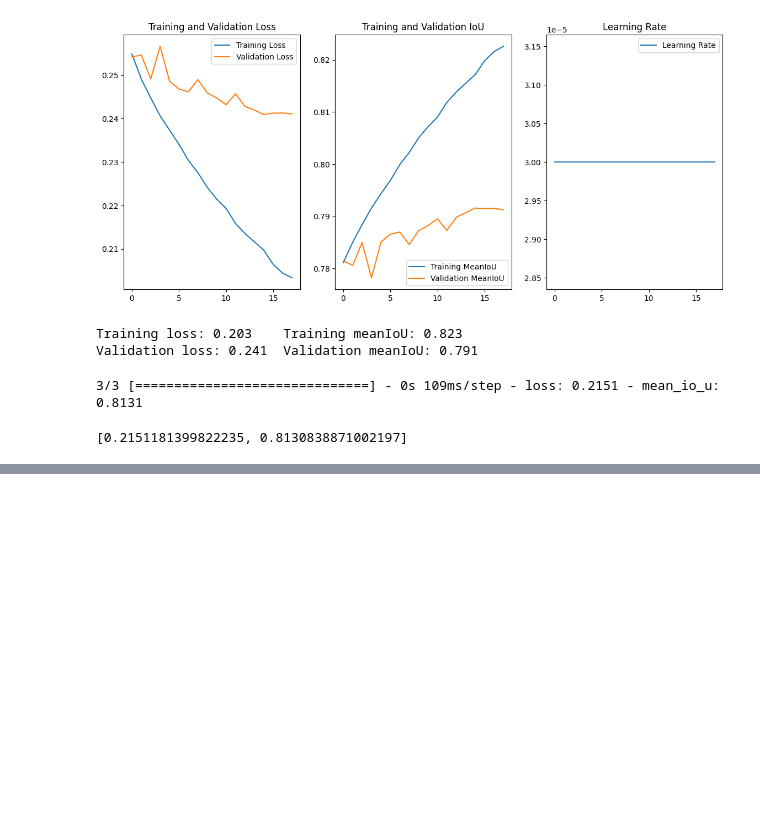
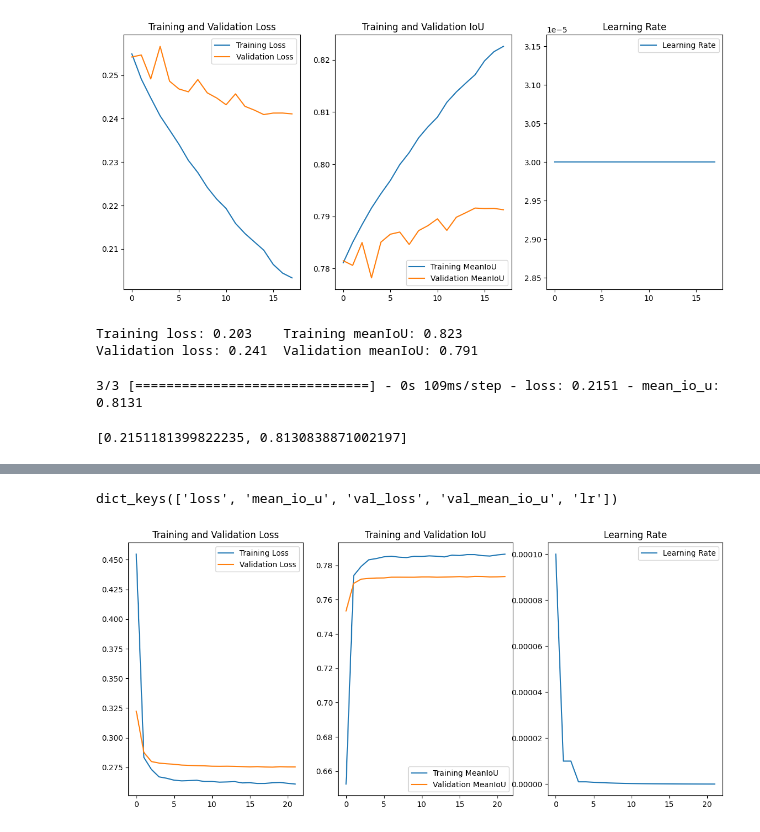
Before and after one commit to CoderAPS/neural_nets, a Jupyter notebook: image_segmentation3(20230512_v6_3).ipynb, the cells around one changed output, grey strips where cells are left out. Cells and saved outputs as stored; diff of their text form; code cells hidden in the pictures; blank space fills up the shorter version.

```diff
--- a/image_segmentation3(20230512_v6_3).ipynb
+++ b/image_segmentation3(20230512_v6_3).ipynb
@@ -802,0 +917,5 @@ saved_model_2.evaluate(X_test_p2,Y_test_cat,verbose=1)
+# %%
+show_history(history_3)
+# %% [output]
+dict_keys(['loss', 'mean_io_u', 'val_loss', 'val_mean_io_u', 'lr'])
+[figure, added]
```
Also changed, not shown: parts of 31 cells of this notebook.
